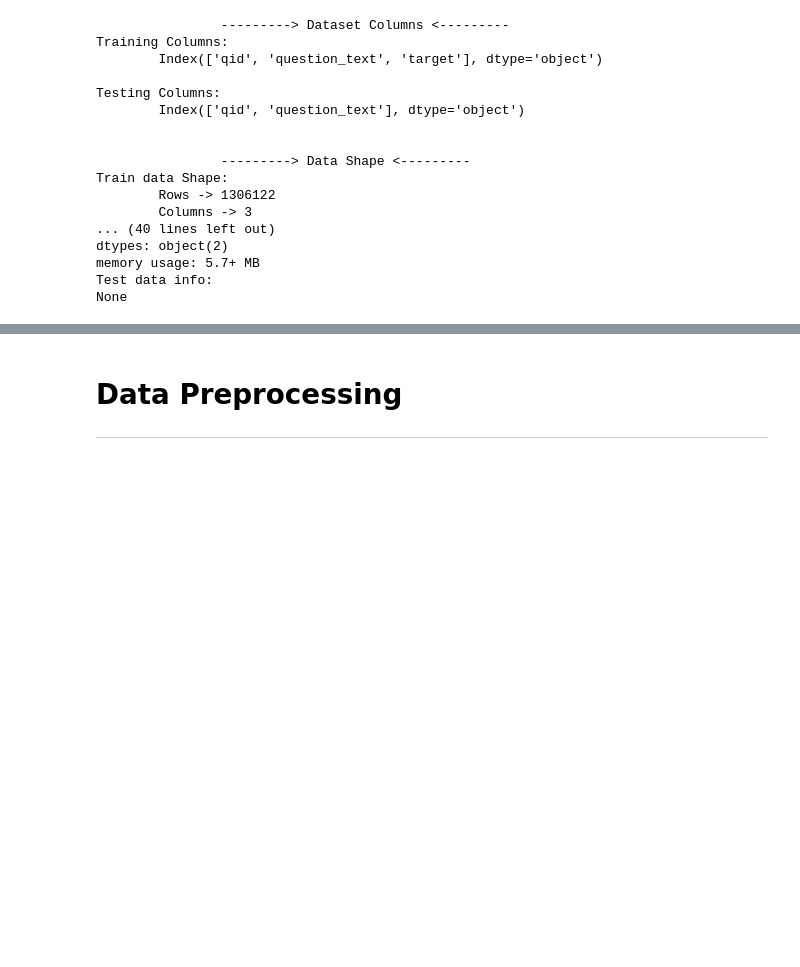
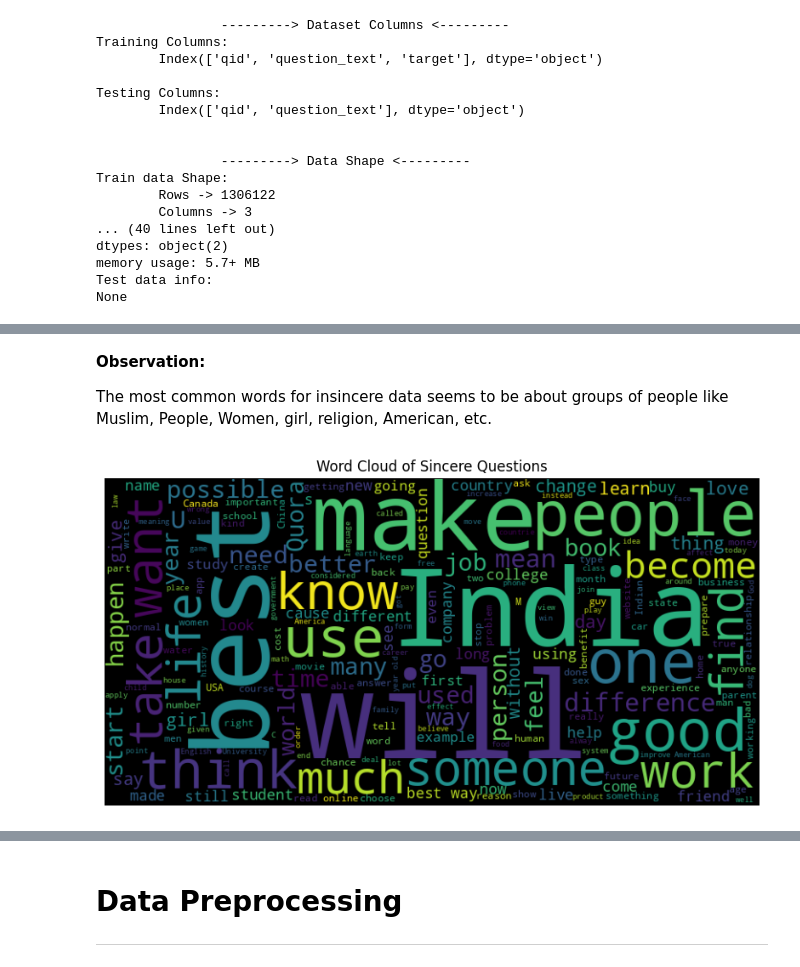
Before and after one commit to Benjamin-Ojo/Quora-Insincere-Question-Classifier, a Jupyter notebook: 2. Notebooks/quora_insincere_question_classifier.ipynb, the cells around one changed output, grey strips where cells are left out. Drawn from its saved outputs; the diff is of its cells as text; code cells hidden in the pictures; blank space fills up the shorter version.

```diff
--- a/2. Notebooks/quora_insincere_question_classifier.ipynb
+++ b/2. Notebooks/quora_insincere_question_classifier.ipynb
@@ -347,0 +416,22 @@ None
+# %% [markdown]
+**Observation:**
+
+The most common words for insincere data seems to be about groups of people like Muslim, People, Women, girl, religion, American, etc.
+# %%
+# Plotting a word cloud sincere question.
+
+## Sincere word cloud function.
+wordcloud = WordCloud(width=800, height=400).generate(' '.join(train_df['question_text'][train_df.target == 0]))
+
+## Plot size/figure.
+plt.figure(figsize=(10, 5))
+plt.imshow(wordcloud, interpolation='bilinear')
+
+## Plot labels
+plt.axis('off')
+plt.title('Word Cloud of Sincere Questions')
+
+## Display plot
+plt.show()
+# %% [output]
+[figure, added]
```
Also changed, not shown: parts of 13 cells of this notebook.
